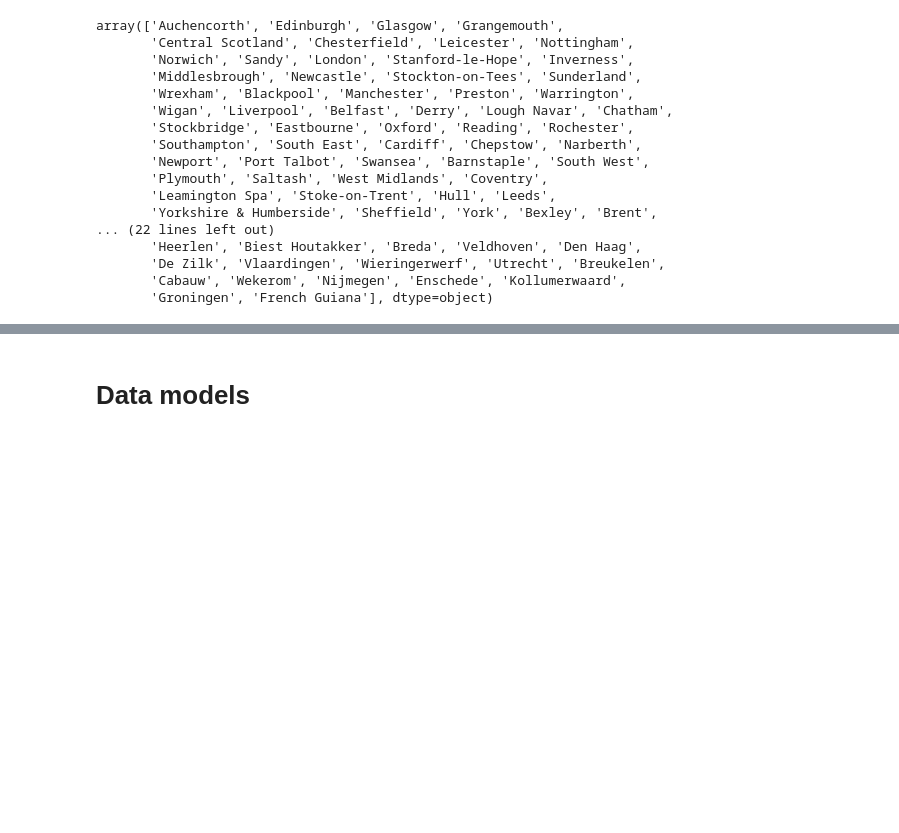
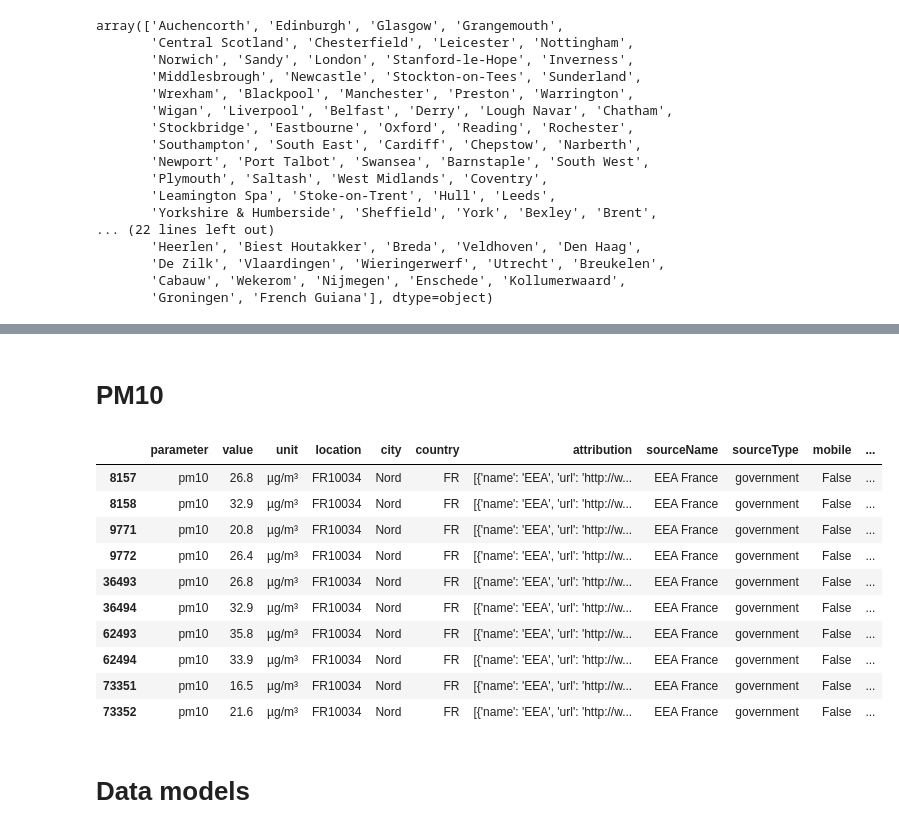
Before and after one commit to alkistz/pp-assessment, a Jupyter notebook: air_quality/notebooks/testing.ipynb, the cells around one changed output, grey strips where cells are left out. Drawn from its saved outputs; the diff is of its cells as text; code cells hidden in the pictures; blank space fills up the shorter version.

```diff
--- a/air_quality/notebooks/testing.ipynb
+++ b/air_quality/notebooks/testing.ipynb
@@ -278,3 +273,20 @@ dtype: object
+# %% [markdown]
+# PM10
+# %%
+pm10_df = filter_by_parameter(filtered_df, AirQualityIndex.PM10.value)
+pm10_df[(pm10_df['city'] == 'Nord') & (pm10_df['location'] == "FR10034")]
+# %% [output]
+|  | parameter | value | unit | location | city | country | attribution | sourceName | sourceType | mobile | ... |
+| 8157 | pm10 | 26.8 | µg/m³ | FR10034 | Nord | FR | [{'name': 'EEA', 'url': 'http://w... | EEA France | government | False | ... |
+| 8158 | pm10 | 32.9 | µg/m³ | FR10034 | Nord | FR | [{'name': 'EEA', 'url': 'http://w... | EEA France | government | False | ... |
+| 9771 | pm10 | 20.8 | µg/m³ | FR10034 | Nord | FR | [{'name': 'EEA', 'url': 'http://w... | EEA France | government | False | ... |
+| 9772 | pm10 | 26.4 | µg/m³ | FR10034 | Nord | FR | [{'name': 'EEA', 'url': 'http://w... | EEA France | government | False | ... |
+| 36493 | pm10 | 26.8 | µg/m³ | FR10034 | Nord | FR | [{'name': 'EEA', 'url': 'http://w... | EEA France | government | False | ... |
+| 36494 | pm10 | 32.9 | µg/m³ | FR10034 | Nord | FR | [{'name': 'EEA', 'url': 'http://w... | EEA France | government | False | ... |
+| 62493 | pm10 | 35.8 | µg/m³ | FR10034 | Nord | FR | [{'name': 'EEA', 'url': 'http://w... | EEA France | government | False | ... |
+| 62494 | pm10 | 33.9 | µg/m³ | FR10034 | Nord | FR | [{'name': 'EEA', 'url': 'http://w... | EEA France | government | False | ... |
+| 73351 | pm10 | 16.5 | µg/m³ | FR10034 | Nord | FR | [{'name': 'EEA', 'url': 'http://w... | EEA France | government | False | ... |
+| 73352 | pm10 | 21.6 | µg/m³ | FR10034 | Nord | FR | [{'name': 'EEA', 'url': 'http://w... | EEA France | government | False | ... |
 # %% [markdown]
 # Data models
 # %%
```
Also changed, not shown: parts of 13 cells of this notebook, 7 other files.
